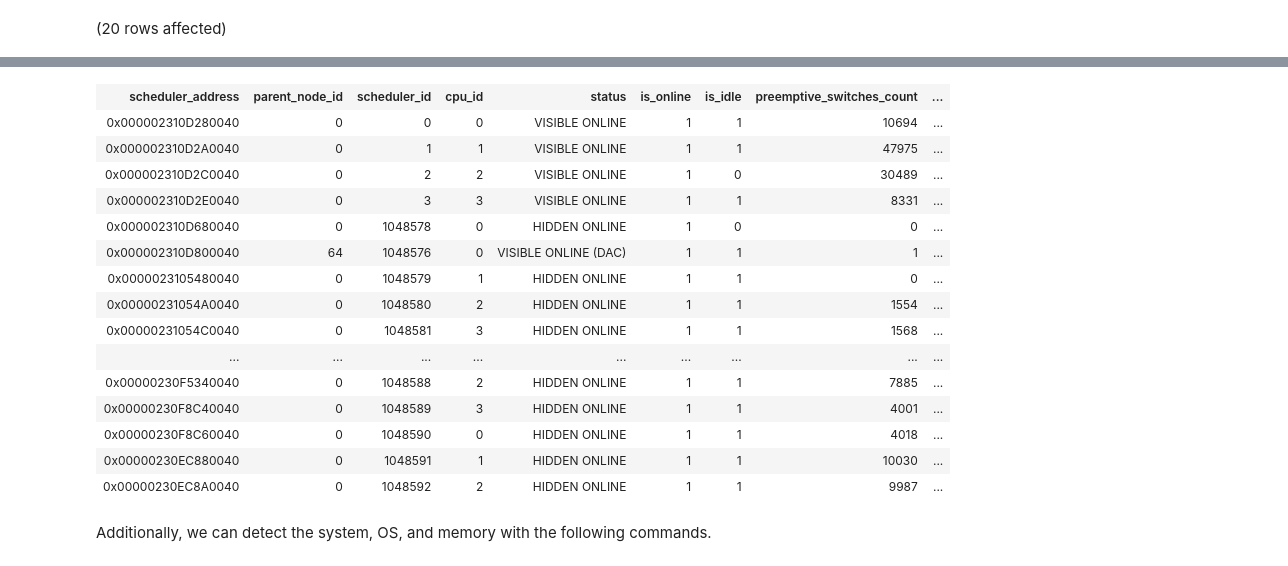
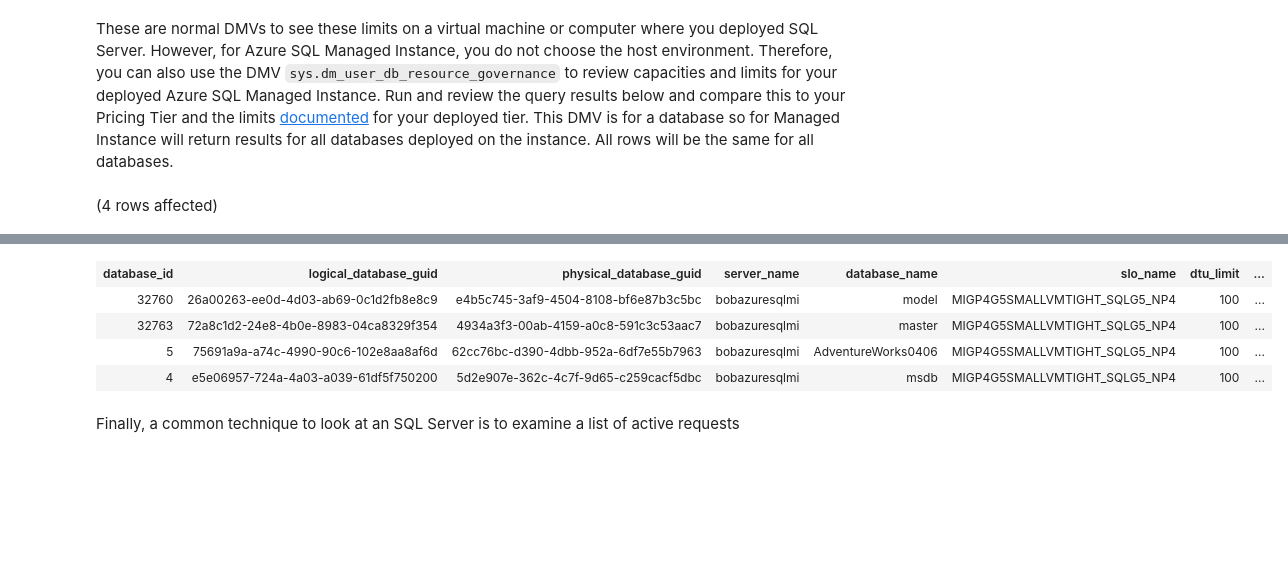
Before and after one commit to microsoft/sqlworkshops, a Jupyter notebook: AzureSQLWorkshop/azuresqlworkshop/02-DeployAndConfigure/verifydeployment/VerifyDeployment-MI.ipynb, the cells around one changed output, grey strips where cells are left out. Cells and saved outputs as stored; diff of their text form; code cells hidden in the pictures; blank space fills up the shorter version.

```diff
--- a/AzureSQLWorkshop/azuresqlworkshop/02-DeployAndConfigure/verifydeployment/VerifyDeployment-MI.ipynb
+++ b/AzureSQLWorkshop/azuresqlworkshop/02-DeployAndConfigure/verifydeployment/VerifyDeployment-MI.ipynb
@@ -71,4 +110,6 @@ Let's next verify that all schedulers are online and we're detecting the expecte
+# %% [markdown]
+These are normal DMVs to see these limits on a virtual machine or computer where you deployed SQL Server. However, for Azure SQL Managed Instance, you do not choose the host environment.  Therefore, you can also use the DMV `sys.dm_user_db_resource_governance` to review capacities and limits for your deployed Azure SQL Managed Instance. Run and review the query results below and compare this to your Pricing Tier and the limits [documented](https://docs.microsoft.com/en-us/azure/sql-database/sql-database-managed-instance-resource-limits) for your deployed tier. This DMV is for a database so for Managed Instance will return results for all databases deployed on the instance. All rows will be the same for all databases.
 # %%
-SELECT * FROM sys.dm_os_schedulers
+SELECT * FROM sys.dm_user_db_resource_governance;
 # %% [output]
-(20 rows affected)
+(4 rows affected)
@@ -76,19 +117,8 @@ Total execution time: 00:00:00.094
-| scheduler_address | parent_node_id | scheduler_id | cpu_id | status | is_online | is_idle | preemptive_switches_count | ... |
-| 0x000002310D280040 | 0 | 0 | 0 | VISIBLE ONLINE | 1 | 1 | 10694 | ... |
-| 0x000002310D2A0040 | 0 | 1 | 1 | VISIBLE ONLINE | 1 | 1 | 47975 | ... |
-| 0x000002310D2C0040 | 0 | 2 | 2 | VISIBLE ONLINE | 1 | 0 | 30489 | ... |
-| 0x000002310D2E0040 | 0 | 3 | 3 | VISIBLE ONLINE | 1 | 1 | 8331 | ... |
-| 0x000002310D680040 | 0 | 1048578 | 0 | HIDDEN ONLINE | 1 | 0 | 0 | ... |
-| 0x000002310D800040 | 64 | 1048576 | 0 | VISIBLE ONLINE (DAC) | 1 | 1 | 1 | ... |
-| 0x0000023105480040 | 0 | 1048579 | 1 | HIDDEN ONLINE | 1 | 1 | 0 | ... |
-| 0x00000231054A0040 | 0 | 1048580 | 2 | HIDDEN ONLINE | 1 | 1 | 1554 | ... |
-| 0x00000231054C0040 | 0 | 1048581 | 3 | HIDDEN ONLINE | 1 | 1 | 1568 | ... |
-| ... | ... | ... | ... | ... | ... | ... | ... | ... |
-| 0x00000230F5340040 | 0 | 1048588 | 2 | HIDDEN ONLINE | 1 | 1 | 7885 | ... |
-| 0x00000230F8C40040 | 0 | 1048589 | 3 | HIDDEN ONLINE | 1 | 1 | 4001 | ... |
-| 0x00000230F8C60040 | 0 | 1048590 | 0 | HIDDEN ONLINE | 1 | 1 | 4018 | ... |
-| 0x00000230EC880040 | 0 | 1048591 | 1 | HIDDEN ONLINE | 1 | 1 | 10030 | ... |
-| 0x00000230EC8A0040 | 0 | 1048592 | 2 | HIDDEN ONLINE | 1 | 1 | 9987 | ... |
+| database_id | logical_database_guid | physical_database_guid | server_name | database_name | slo_name | dtu_limit | ... |
+| 32760 | 26a00263-ee0d-4d03-ab69-0c1d2fb8e8c9 | e4b5c745-3af9-4504-8108-bf6e87b3c5bc | bobazuresqlmi | model | MIGP4G5SMALLVMTIGHT_SQLG5_NP4 | 100 | ... |
+| 32763 | 72a8c1d2-24e8-4b0e-8983-04ca8329f354 | 4934a3f3-00ab-4159-a0c8-591c3c53aac7 | bobazuresqlmi | master | MIGP4G5SMALLVMTIGHT_SQLG5_NP4 | 100 | ... |
+| 5 | 75691a9a-a74c-4990-90c6-102e8aa8af6d | 62cc76bc-d390-4dbb-952a-6df7e55b7963 | bobazuresqlmi | AdventureWorks0406 | MIGP4G5SMALLVMTIGHT_SQLG5_NP4 | 100 | ... |
+| 4 | e5e06957-724a-4a03-a039-61df5f750200 | 5d2e907e-362c-4c7f-9d65-c259cacf5dbc | bobazuresqlmi | msdb | MIGP4G5SMALLVMTIGHT_SQLG5_NP4 | 100 | ... |
-# %% [markdown]
-Additionally, we can detect the system, OS, and memory with the following commands.
+# %% [markdown]
+Finally, a common technique to look at an SQL Server is to examine a list of active requests
 # %%
```
Also changed, not shown: parts of 20 cells of this notebook, 2 other files.
